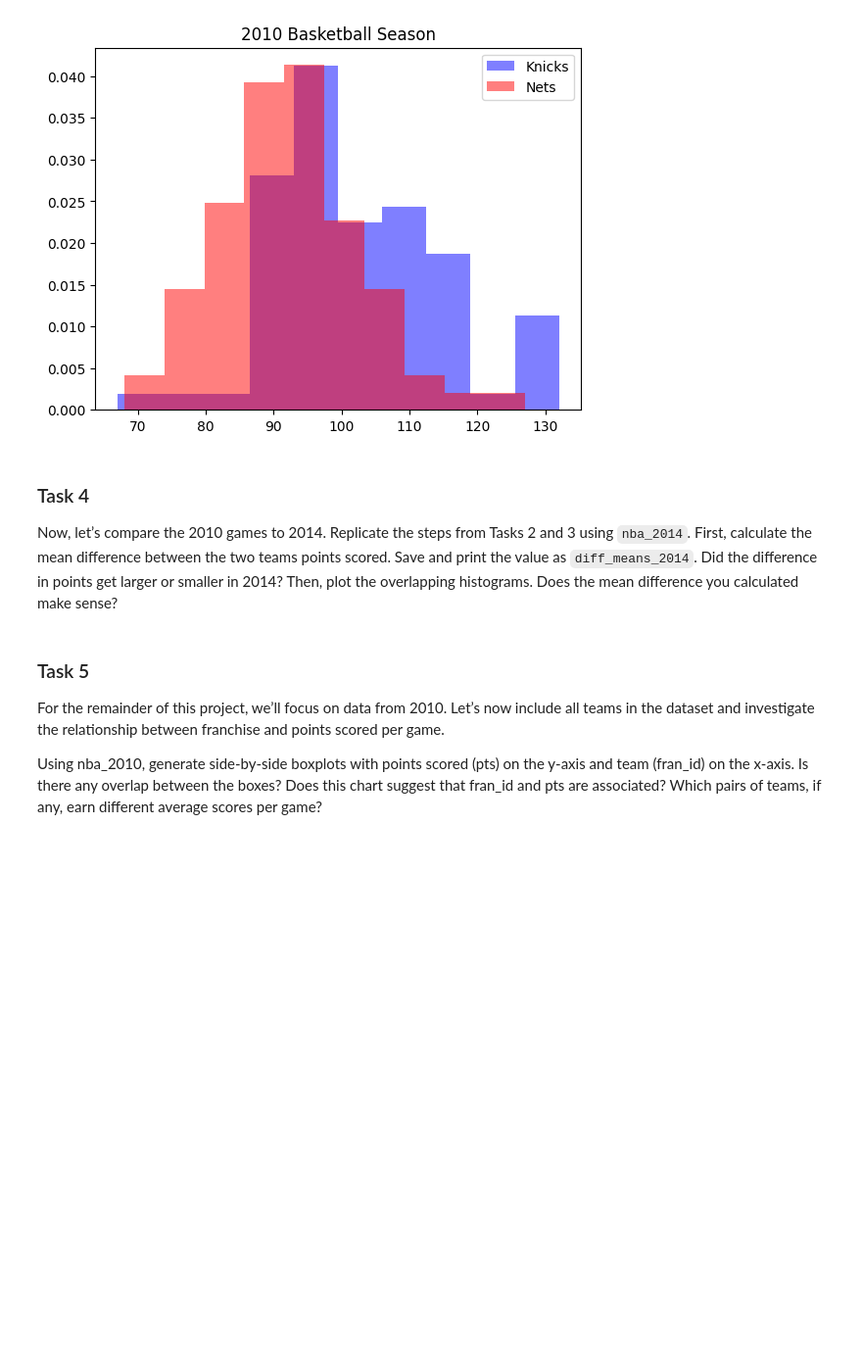
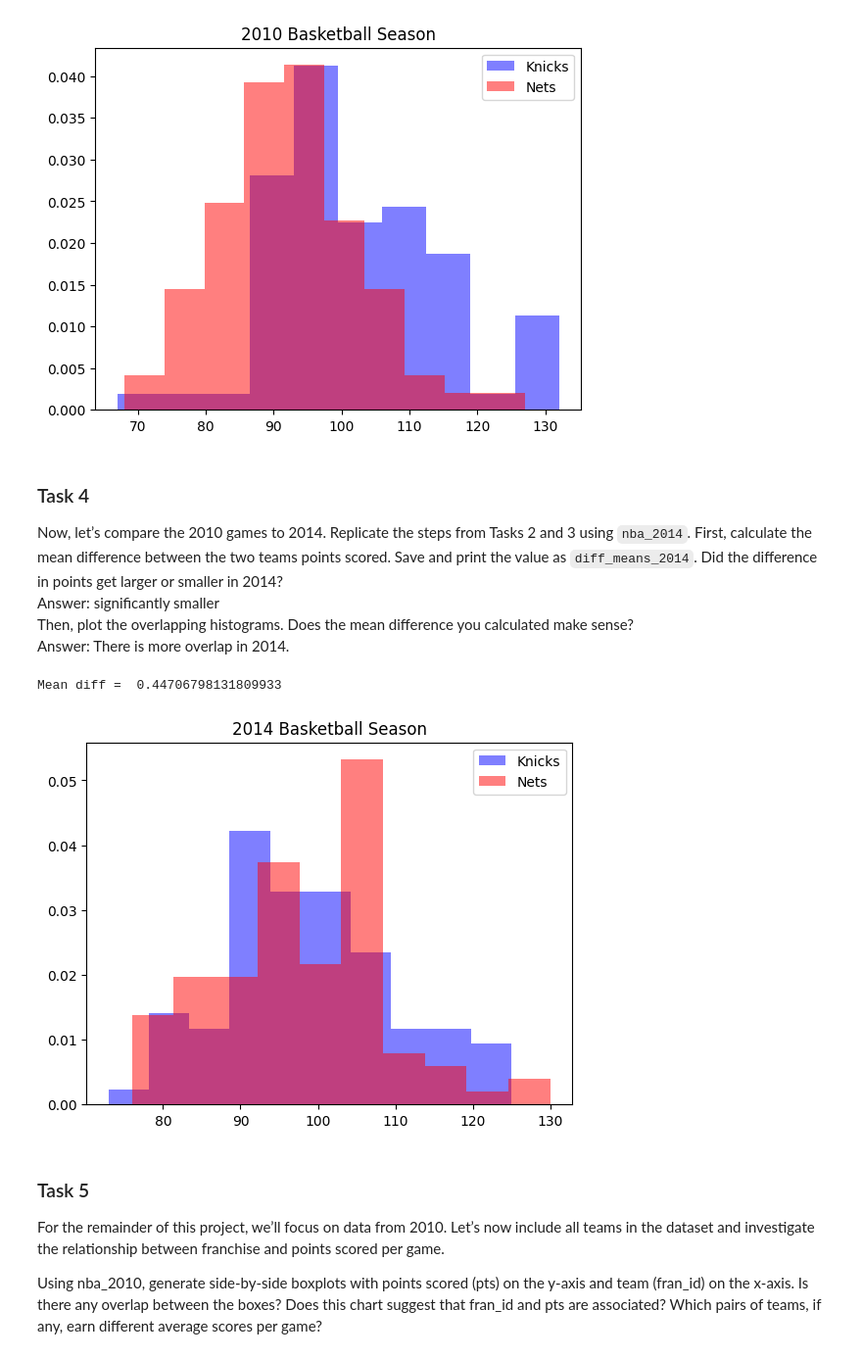
Before and after one commit to ramtob/codecademy-python, a Jupyter notebook: Codecademy_NBA_Trends_Project/Codecademy_NBA_Trends_Project.ipynb, the cells around one changed output. Shown at 98% size. Cells and saved outputs as stored; diff of their text form; code cells hidden in the pictures; blank space fills up the shorter version.

Commit message:
Task 4

```diff
--- a/Codecademy_NBA_Trends_Project/Codecademy_NBA_Trends_Project.ipynb
+++ b/Codecademy_NBA_Trends_Project/Codecademy_NBA_Trends_Project.ipynb
@@ -85,7 +83,23 @@ plt.show()
 [figure]
 # %% [markdown]
 ### Task 4
-Now, let’s compare the 2010 games to 2014. Replicate the steps from Tasks 2 and 3 using `nba_2014`. First, calculate the mean difference between the two teams points scored. Save and print the value as `diff_means_2014`. Did the difference in points get larger or smaller in 2014? Then, plot the overlapping histograms. Does the mean difference you calculated make sense?
+Now, let’s compare the 2010 games to 2014. Replicate the steps from Tasks 2 and 3 using `nba_2014`. First, calculate the mean difference between the two teams points scored. Save and print the value as `diff_means_2014`. Did the difference in points get larger or smaller in 2014?
+Answer: significantly smaller
+Then, plot the overlapping histograms. Does the mean difference you calculated make sense?
+Answer: There is more overlap in 2014.
+# %%
+knicks_pts_2014 = nba_2014.pts[nba_2014['fran_id'] == 'Knicks']
+nets_pts_2014 = nba_2014.pts[nba_2014['fran_id'] == 'Nets']
+diff_means_2014 = knicks_pts_2014.mean() - nets_pts_2014.mean()
+print('Mean diff = ',diff_means_2014)
+plt.hist(knicks_pts_2014 , color="blue", label="Knicks", density=True, alpha=0.5)
+plt.hist(nets_pts_2014 , color="red", label="Nets", density=True, alpha=0.5)
+plt.legend()
+plt.title("2014 Basketball Season")
+plt.show()
+# %% [output]
+Mean diff =  0.44706798131809933
+[figure, added]
 # %% [markdown]
 ### Task 5
 For the remainder of this project, we’ll focus on data from 2010. Let’s now include all teams in the dataset and investigate the relationship between franchise and points scored per game.
```
Also changed, not shown: parts of 3 cells of this notebook.
